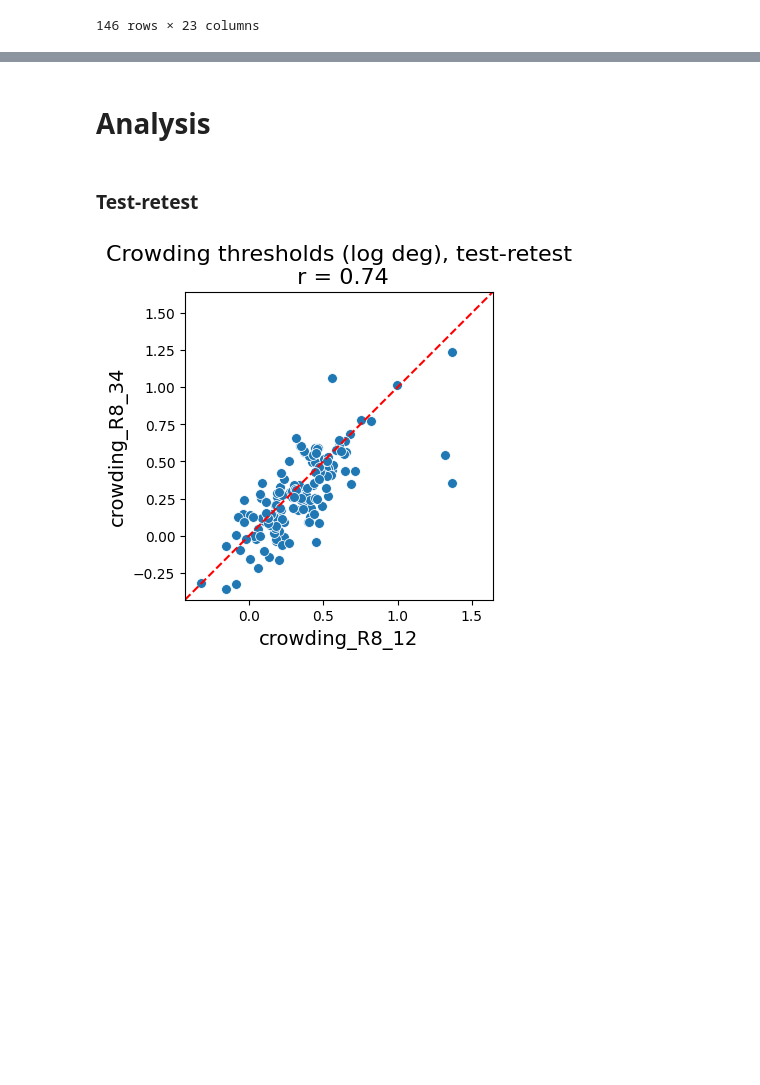
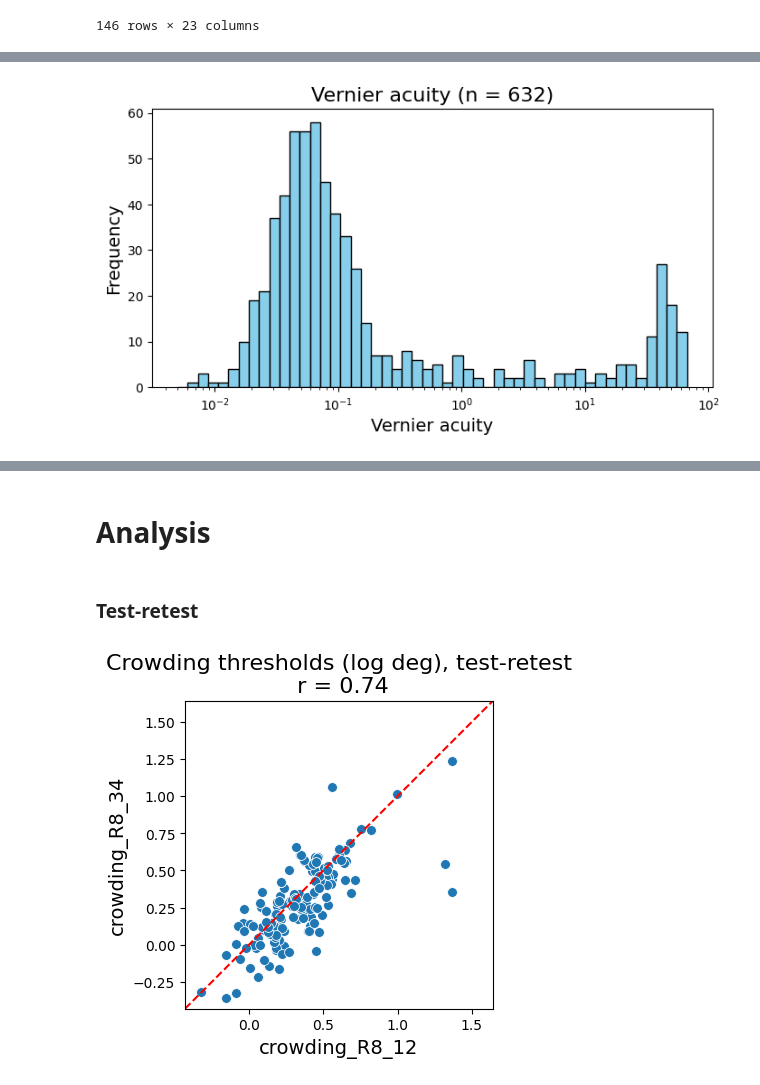
Before and after one commit to fh986/crowding-individual-difference, a Jupyter notebook: corr_analysis.ipynb, the cells around one changed output, grey strips where cells are left out. Drawn from its saved outputs; the diff is of its cells as text; code cells hidden in the pictures; blank space fills up the shorter version.

```diff
--- a/corr_analysis.ipynb
+++ b/corr_analysis.ipynb
@@ -427,0 +392,5 @@ plt.show()
+# %%
+all_vernier_acuity = 10 ** extract_all_thresholds(dfs, 'vernier')
+plot_threshold_array(all_vernier_acuity, 'Vernier acuity',num_bins=50, min_val=0.005, max_val=67)
+# %% [output]
+[figure, added]
```
Also changed, not shown: parts of 18 cells of this notebook.
